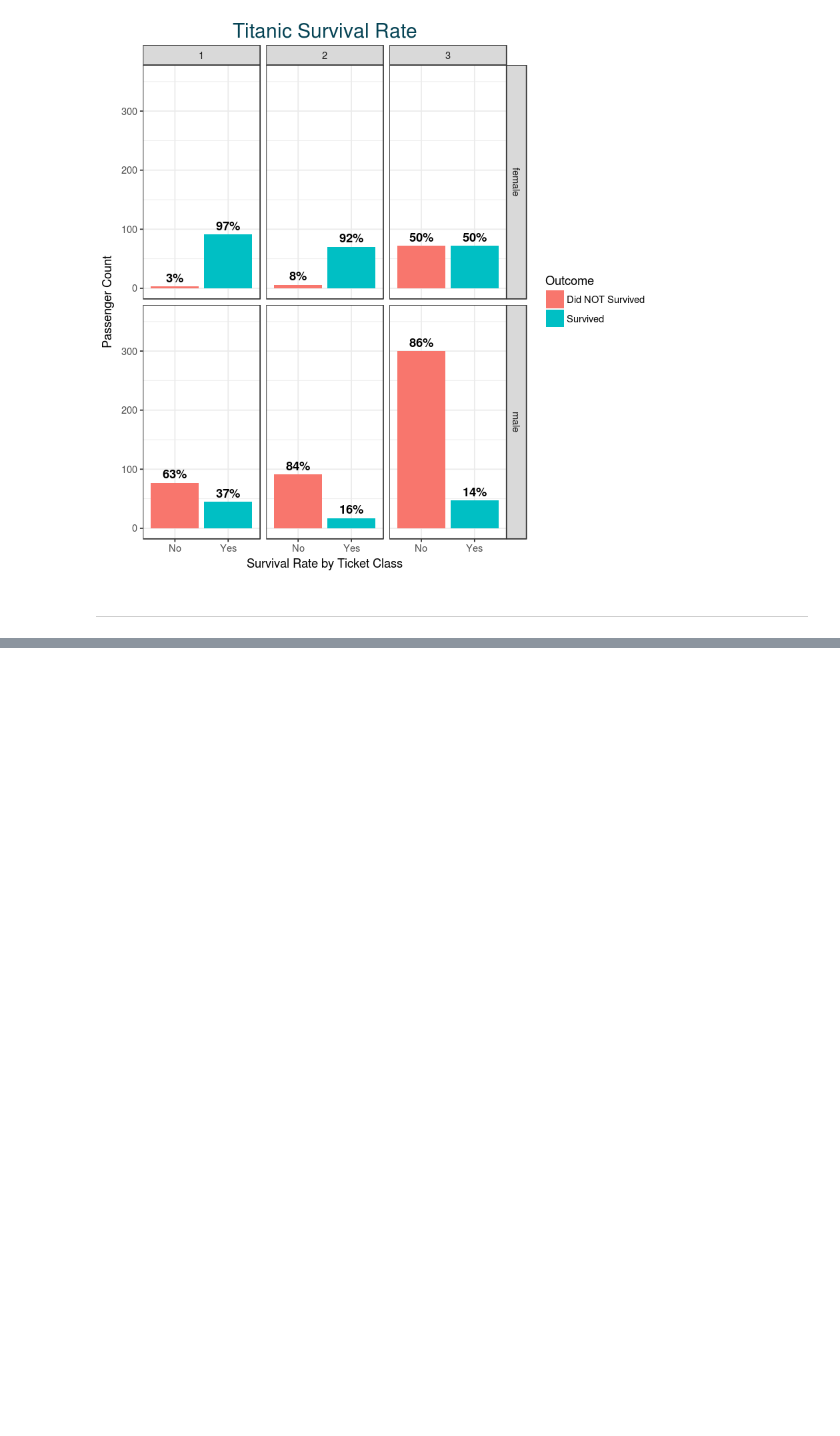
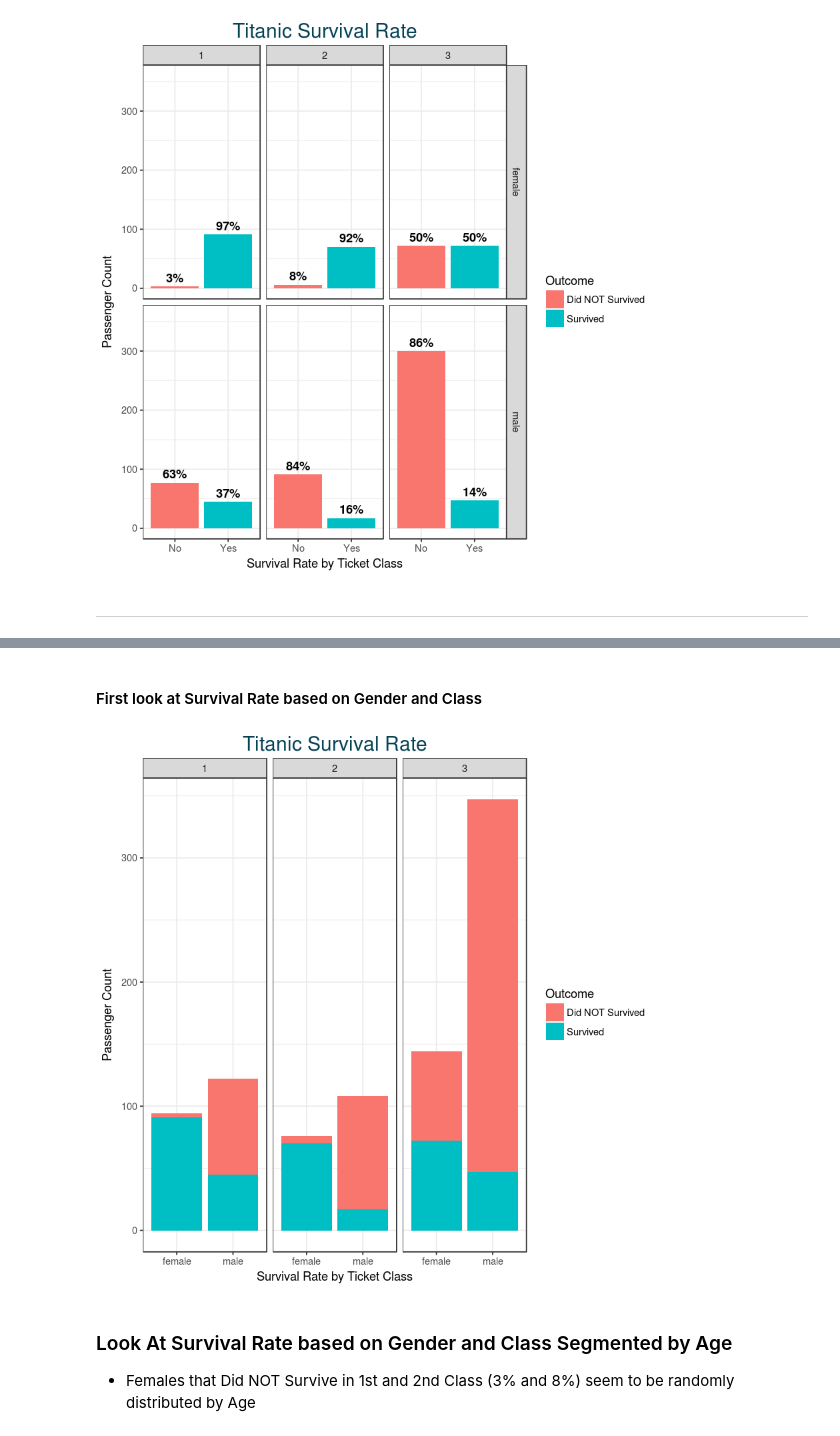
Before and after one commit to romabash/kaggle-titanic, a Jupyter notebook: notebooks/1_Data-Visualization.ipynb, the cells around one changed output, grey strips where cells are left out. Saved outputs shown, nothing was run; the diff lists cells and outputs as text; code cells hidden in the pictures; blank space fills up the shorter version.

```diff
--- a/notebooks/1_Data-Visualization.ipynb
+++ b/notebooks/1_Data-Visualization.ipynb
@@ -465,0 +533,18 @@ titanic %>%
+# %% [markdown]
+#### First look at Survival Rate based on Gender and Class
+# %%
+titanic %>%
+  ggplot() +
+  geom_bar(aes(x = Sex, fill = Survived)) +
+  facet_wrap(~ Pclass) +
+  theme_bw() +
+  theme(plot.title = element_text(hjust = 0.5, size=18, colour = "#054354")) +
+  ggtitle("Titanic Survival Rate") +
+  scale_x_discrete(name= "Survival Rate by Ticket Class") +
+  scale_y_continuous(name = "Passenger Count") +
+  scale_fill_discrete(name = "Outcome", labels = c("Did NOT Survived", "Survived"))
+# %% [output]
+[figure, added]
+# %% [markdown]
+### Look At Survival Rate based on Gender and Class Segmented by Age
+- Females that Did NOT Survive in 1st and 2nd Class (3% and 8%) seem to be randomly distributed by Age
```
Also changed, not shown: parts of 7 cells of this notebook.
